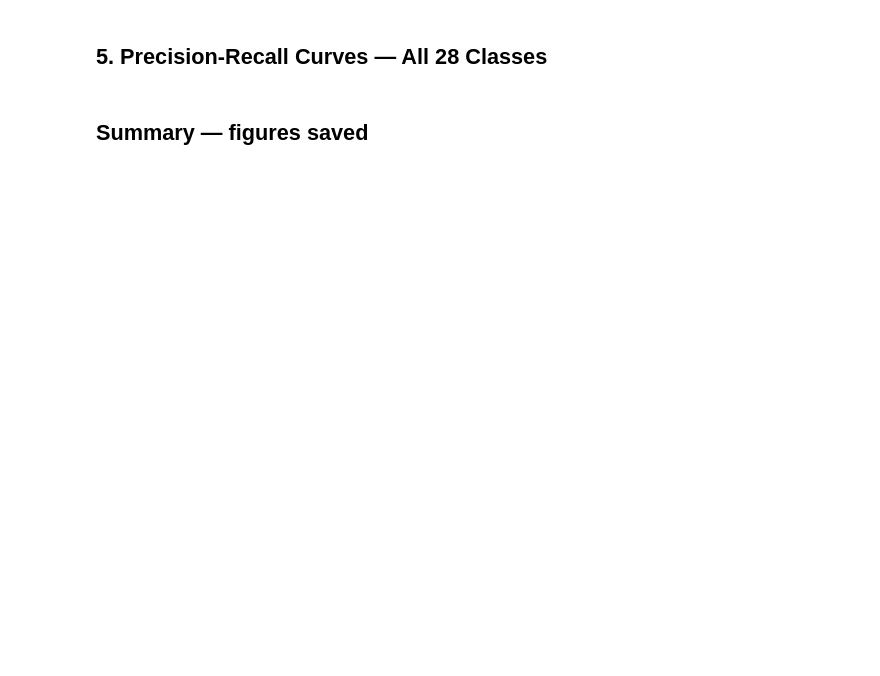
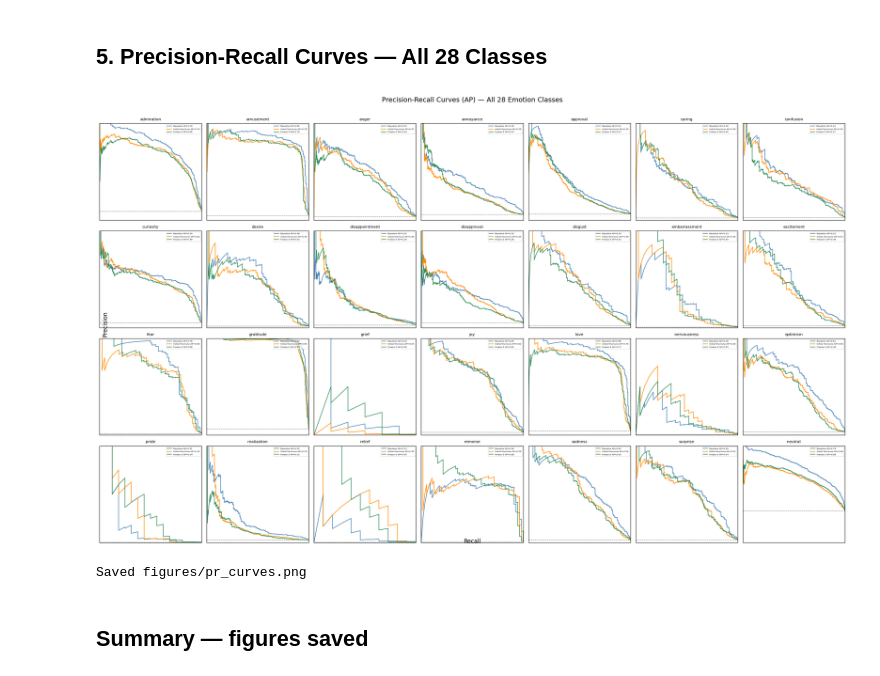
Before and after one commit to Lemon2116/emotion-detection, a Jupyter notebook: visualization.ipynb, the cells around one changed output. Saved outputs shown, nothing was run; the diff lists cells and outputs as text; code cells hidden in the pictures; blank space fills up the shorter version.

```diff
--- a/visualization.ipynb
+++ b/visualization.ipynb
@@ -35,14 +37,25 @@ LABEL_NAMES = [
 ]
 
 # Load eval results
-test_labels     = np.load('results/test_labels.npy').astype(int)
-baseline_probs  = np.load('results/test_probs_baseline.npy')
-finetuned_probs = np.load('results/test_probs_finetuned.npy')
-baseline_pc     = pd.read_csv('results/test_per_class_baseline.csv')
-finetuned_pc    = pd.read_csv('results/test_per_class_finetuned.csv')
+test_labels    = np.load('results/test_labels.npy').astype(int)
+baseline_probs = np.load('results/test_probs_baseline.npy')
+initial_probs  = np.load('results/test_probs_initial.npy')
+freeze3_probs  = np.load('results/test_probs_freeze3.npy')
 
-with open('results/test_metrics_baseline.json')  as f: baseline_overall  = json.load(f)
-with open('results/test_metrics_finetuned.json') as f: finetuned_overall = json.load(f)
+baseline_pc = pd.read_csv('results/test_per_class_baseline.csv')
+initial_pc  = pd.read_csv('results/test_per_class_initial.csv')
+freeze3_pc  = pd.read_csv('results/test_per_class_freeze3.csv')
+
+with open('results/test_metrics_baseline.json') as f: baseline_overall = json.load(f)
+with open('results/test_metrics_initial.json')  as f: initial_overall  = json.load(f)
+with open('results/test_metrics_freeze3.json')  as f: freeze3_overall  = json.load(f)
+
+# Shared model list used by ROC / PR / confusion cells
+MODELS = [
+    (baseline_probs, 'Baseline',          'steelblue'),
+    (initial_probs,  'Initial fine-tune', 'darkorange'),
+    (freeze3_probs,  'Freeze-3',          'seagreen'),
+]
 
 # Load training history (all saved runs)
 run_files = sorted(glob.glob('results/run_*.csv'))
@@ -210,35 +233,37 @@ fig, axes = plt.subplots(NROWS, NCOLS, figsize=(22, 13))
 axes = axes.flatten()
 
 for i, (name, ax) in enumerate(zip(LABEL_NAMES, axes)):
     if test_labels[:, i].sum() == 0:
         ax.text(0.5, 0.5, 'no positives', ha='center', va='center',
                 transform=ax.transAxes, fontsize=7)
         ax.set_title(name, fontsize=8)
         continue
 
-    # Chance level = class prevalence
     chance = test_labels[:, i].mean()
     ax.axhline(chance, color='grey', linestyle='--', lw=0.8)
 
-    for probs, label, color in models:
+    for probs, label, color in MODELS:
         precision, recall, _ = precision_recall_curve(test_labels[:, i], probs[:, i])
         ap = average_precision_score(test_labels[:, i], probs[:, i])
         ax.plot(recall, precision, color=color, lw=1.2, label=f'{label} AP={ap:.2f}')
 
     ax.set_xlim([0, 1])
     ax.set_ylim([0, 1])
     ax.set_xticks([])
     ax.set_yticks([])
     ax.set_title(name, fontsize=8)
-    ax.legend(fontsize=5.5, loc='upper right', framealpha=0.6)
+    ax.legend(fontsize=4.5, loc='upper right', framealpha=0.6)
 
 fig.text(0.5, 0.01, 'Recall',    ha='center', fontsize=12)
 fig.text(0.01, 0.5, 'Precision', va='center', rotation='vertical', fontsize=12)
 fig.suptitle('Precision-Recall Curves (AP) — All 28 Emotion Classes', fontsize=14, y=1.01)
 
 plt.tight_layout()
 plt.savefig('figures/pr_curves.png', dpi=150, bbox_inches='tight')
 plt.show()
 print('Saved figures/pr_curves.png')
+# %% [output]
+[figure, added]
+Saved figures/pr_curves.png
 # %% [markdown]
 ## Summary — figures saved
```
Also changed, not shown: parts of 9 cells of this notebook, 10 other files.
